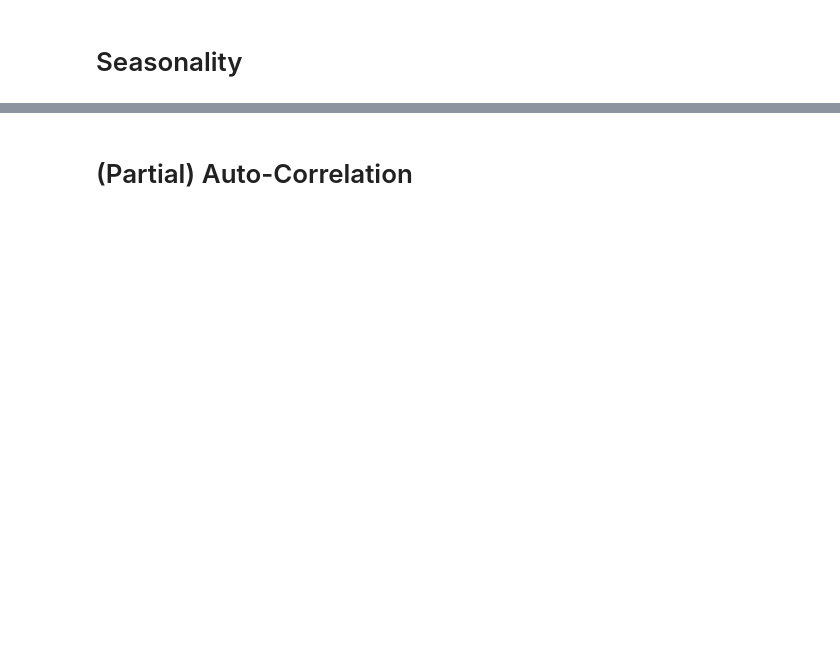
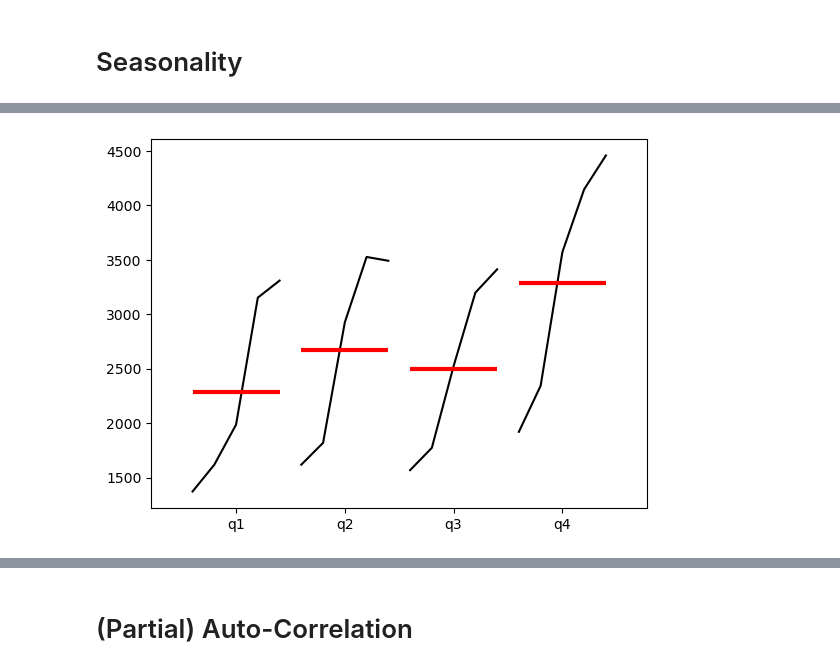
Before and after one commit to tzvikif/time_series_forcasting_udemy, a Jupyter notebook: Time_Series_Analysis/Time_Series_Analysis/Exponential_Smoothing_and_Holt_Winters/Useful_Code_Template.ipynb, the cells around one changed output, grey strips where cells are left out. Drawn from its saved outputs; the diff is of its cells as text; code cells hidden in the pictures; blank space fills up the shorter version.

```diff
--- a/Time_Series_Analysis/Time_Series_Analysis/Exponential_Smoothing_and_Holt_Winters/Useful_Code_Template.ipynb
+++ b/Time_Series_Analysis/Time_Series_Analysis/Exponential_Smoothing_and_Holt_Winters/Useful_Code_Template.ipynb
@@ -34,7 +70,9 @@ plt.show()
 # %%
 # Plot the quarter_plot
-quarter_plot(df['y'])
+quarter_plot(df['y'].resample("QE").mean())
 plt.show()
+# %% [output]
+[figure, added]
 # %%
 # Seasonal decomposition for df['Adj. Close']
 decomposition = seasonal_decompose(df['y'],
```
Also changed, not shown: parts of 13 cells of this notebook, 1 other file.
